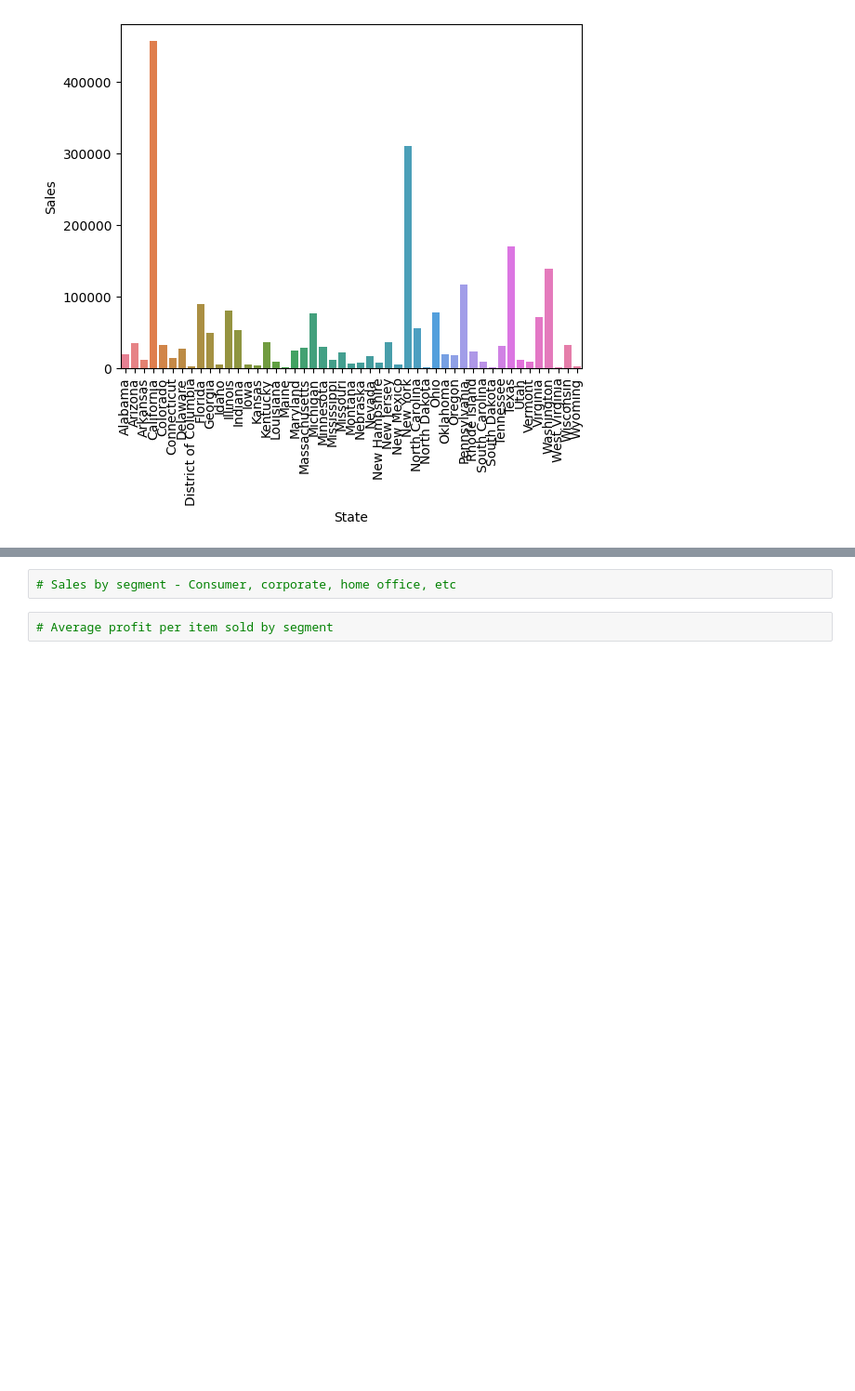
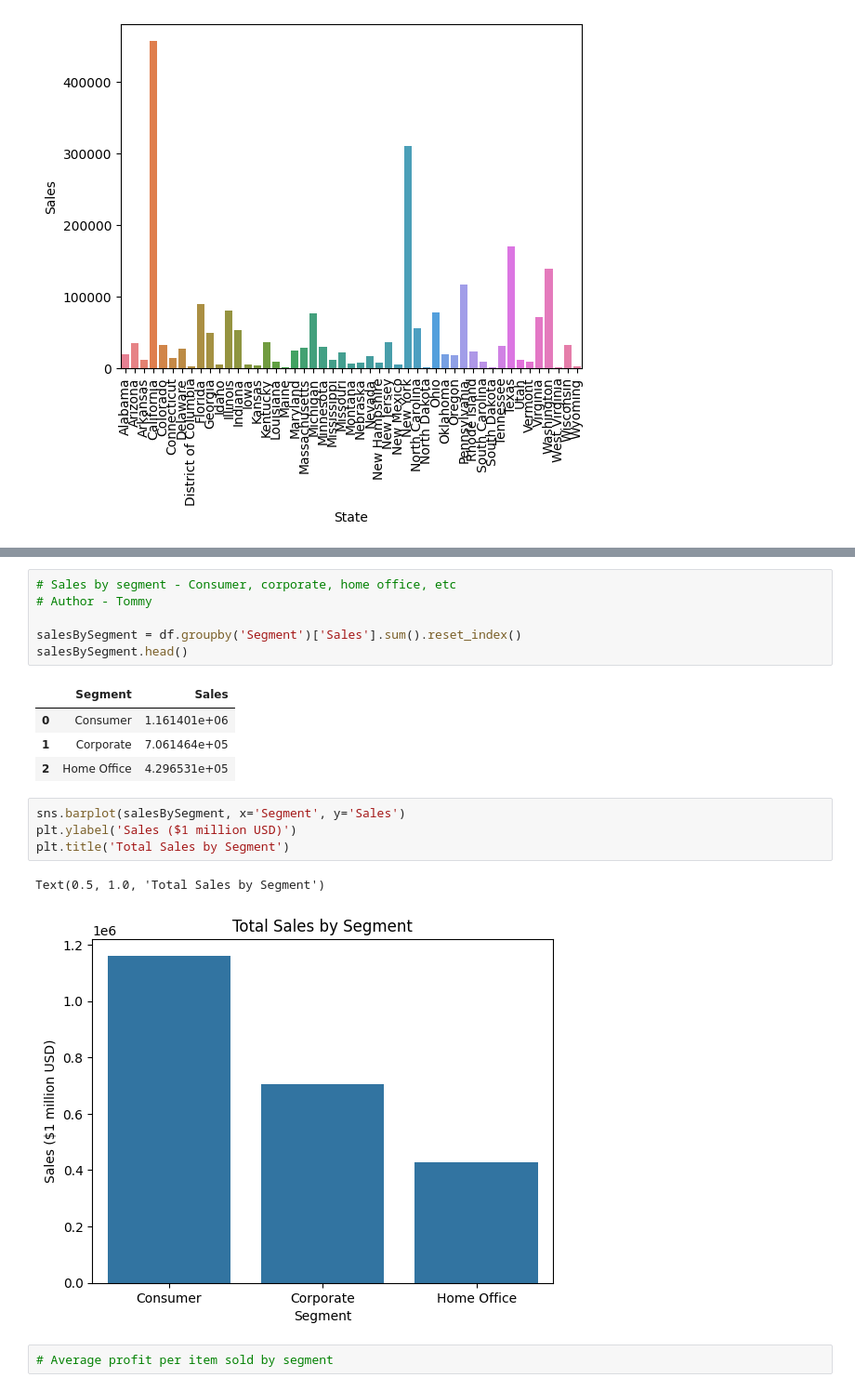
Before and after one commit to EricShinozaki/CS-2410-Final-Project, a Jupyter notebook: CS2410 Final Project.ipynb, the cells around one changed output, grey strips where cells are left out. Shown at 93% size. Saved outputs shown, nothing was run; the diff lists cells and outputs as text; blank space fills up the shorter version.

Commit message:
Tommy's commit

```diff
--- a/CS2410 Final Project.ipynb
+++ b/CS2410 Final Project.ipynb
@@ -130,5 +171,21 @@ for state in salesVsStateGraph.get_xticklabels():
 # %%
 # Sales by segment - Consumer, corporate, home office, etc
+# Author - Tommy
+
+salesBySegment = df.groupby('Segment')['Sales'].sum().reset_index()
+salesBySegment.head()
+# %% [output]
+|  | Segment | Sales |
+| 0 | Consumer | 1.161401e+06 |
+| 1 | Corporate | 7.061464e+05 |
+| 2 | Home Office | 4.296531e+05 |
+# %%
+sns.barplot(salesBySegment, x='Segment', y='Sales')
+plt.ylabel('Sales ($1 million USD)')
+plt.title('Total Sales by Segment')
+# %% [output]
+Text(0.5, 1.0, 'Total Sales by Segment')
+[figure, added]
 # %%
 # Average profit per item sold by segment
 # %%
```
Also changed, not shown: parts of 4 cells of this notebook, 1 other file.
